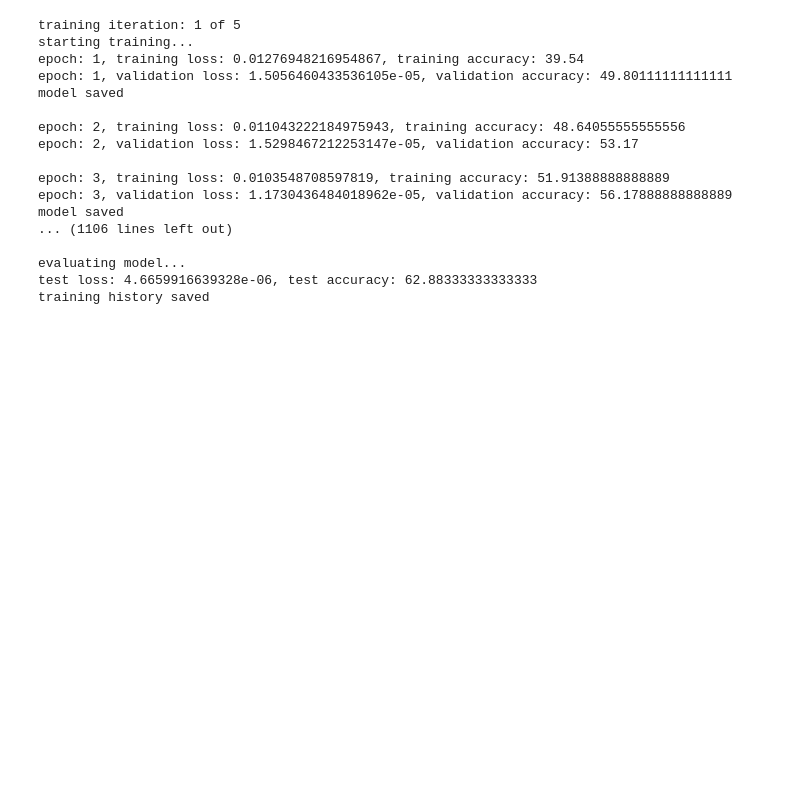
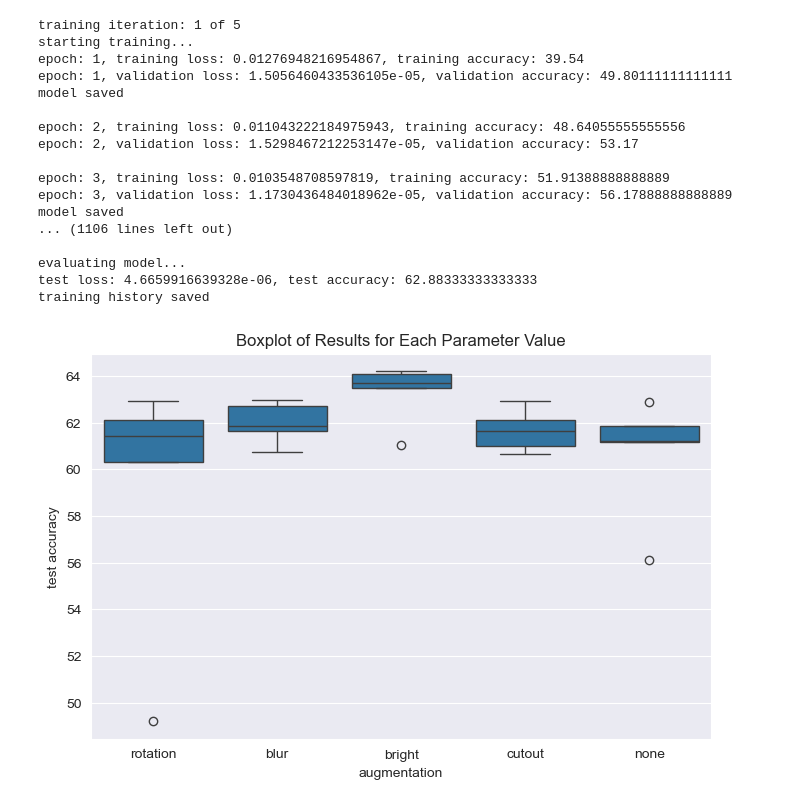
Before and after one commit to kubek22/deep_learning_project, a Jupyter notebook: augmentation_tests.ipynb, the cells around one changed output. Cells and saved outputs as stored; diff of their text form; code cells hidden in the pictures; blank space fills up the shorter version.

```diff
--- a/augmentation_tests.ipynb
+++ b/augmentation_tests.ipynb
@@ -59,0 +58,37 @@ training history saved
+# %%
+from matplotlib import pyplot as plt
+import seaborn as sns
+import pandas as pd
+from serialization import load
+
+augs = ['rotation', 'blur', 'bright', 'cutout', 'none']
+n = 5
+
+data = []
+for aug in augs:
+    accuracy_results = []
+    for i in range(1, n+1):
+        newpath_history = f'output/history/cnn_lr={learning_rate}_drop={dropout}_beta={betas}_batch={batch_size}_aug={aug}/'
+        history_path = os.path.join(newpath_history, f'history_{i}')
+        history = load(history_path)
+        accuracy_test = history["accuracy_test"]
+        accuracy_results.append(accuracy_test)
+    data.append(accuracy_results)
+
+plot_data = []
+for i in range(len(augs)):
+    param = augs[i]
+    results = data[i]
+    for res in results:
+        plot_data.append({"augmentation": param, "test accuracy": res})
+
+df = pd.DataFrame(plot_data)
+
+plt.figure(figsize=(8, 5))
+sns.boxplot(x="augmentation", y="test accuracy", data=df)
+plt.title('Boxplot of Results for Each Parameter Value')
+plt.show()
+
+# bright, blur and maybe cutout are better than models without augmentation
+# %% [output]
+[figure, added]
```
Also changed, not shown: parts of 1 cell of this notebook, 11 other files.
